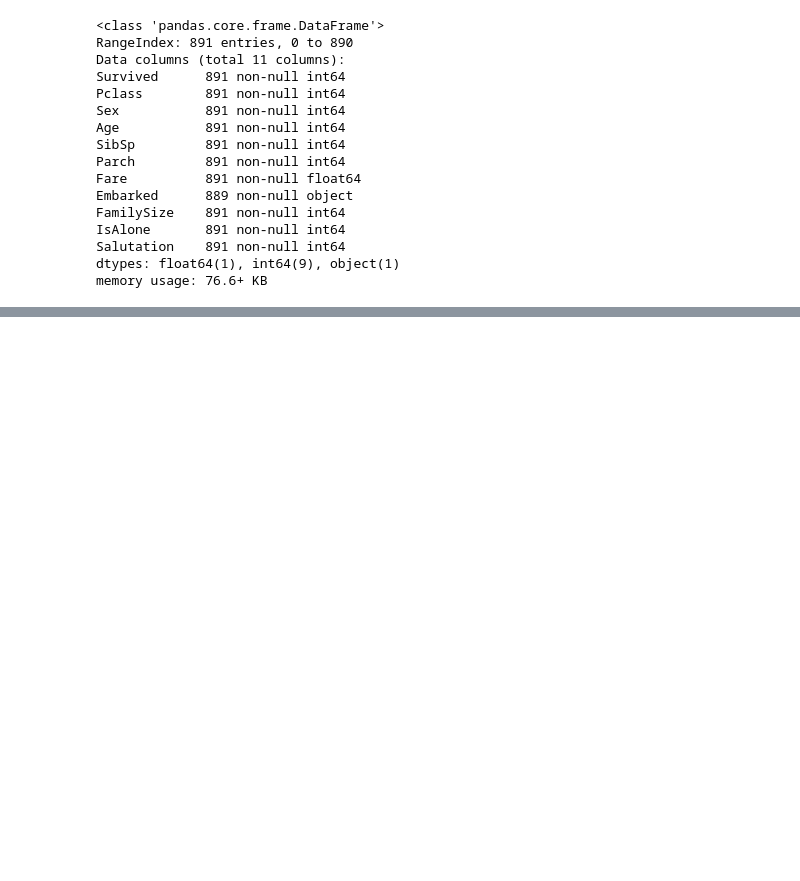
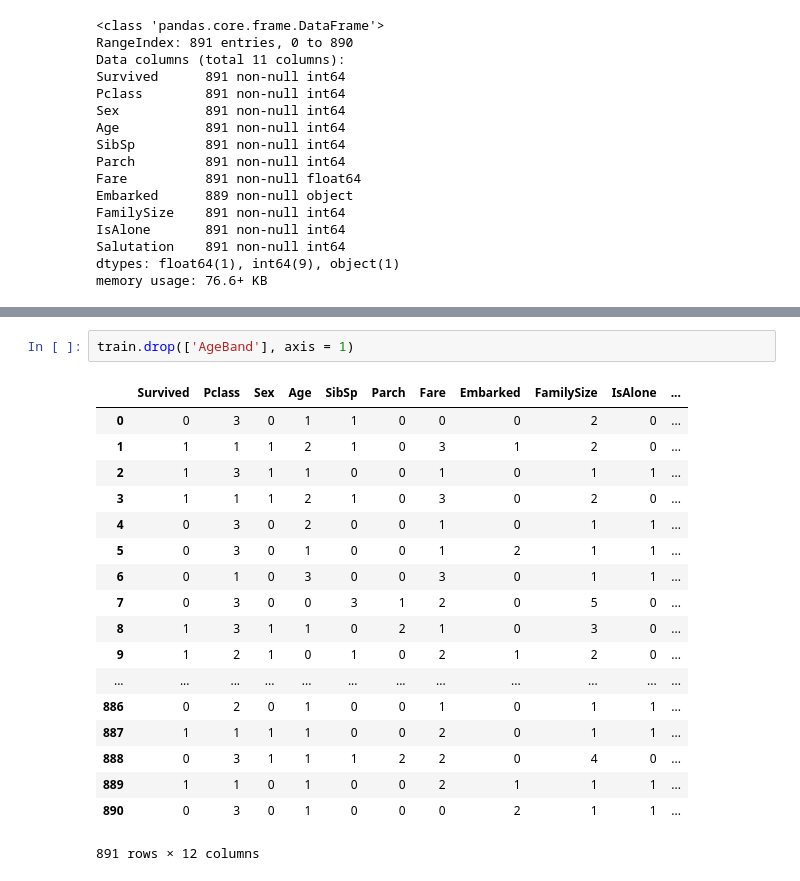
Before and after one commit to astrod/tensorflow-for-all, a Jupyter notebook: Titanic/Titanic.ipynb, the cells around one changed output, grey strips where cells are left out. Cells and saved outputs as stored; diff of their text form; blank space fills up the shorter version.

```diff
--- a/Titanic/Titanic.ipynb
+++ b/Titanic/Titanic.ipynb
@@ -362,0 +535,21 @@ memory usage: 76.6+ KB
+# %%
+train.drop(['AgeBand'], axis = 1)
+# %% [output]
+|  | Survived | Pclass | Sex | Age | SibSp | Parch | Fare | Embarked | FamilySize | IsAlone | ... |
+| 0 | 0 | 3 | 0 | 1 | 1 | 0 | 0 | 0 | 2 | 0 | ... |
+| 1 | 1 | 1 | 1 | 2 | 1 | 0 | 3 | 1 | 2 | 0 | ... |
+| 2 | 1 | 3 | 1 | 1 | 0 | 0 | 1 | 0 | 1 | 1 | ... |
+| 3 | 1 | 1 | 1 | 2 | 1 | 0 | 3 | 0 | 2 | 0 | ... |
+| 4 | 0 | 3 | 0 | 2 | 0 | 0 | 1 | 0 | 1 | 1 | ... |
+| 5 | 0 | 3 | 0 | 1 | 0 | 0 | 1 | 2 | 1 | 1 | ... |
+| 6 | 0 | 1 | 0 | 3 | 0 | 0 | 3 | 0 | 1 | 1 | ... |
+| 7 | 0 | 3 | 0 | 0 | 3 | 1 | 2 | 0 | 5 | 0 | ... |
+| 8 | 1 | 3 | 1 | 1 | 0 | 2 | 1 | 0 | 3 | 0 | ... |
+| 9 | 1 | 2 | 1 | 0 | 1 | 0 | 2 | 1 | 2 | 0 | ... |
+| ... | ... | ... | ... | ... | ... | ... | ... | ... | ... | ... | ... |
+| 886 | 0 | 2 | 0 | 1 | 0 | 0 | 1 | 0 | 1 | 1 | ... |
+| 887 | 1 | 1 | 1 | 1 | 0 | 0 | 2 | 0 | 1 | 1 | ... |
+| 888 | 0 | 3 | 1 | 1 | 1 | 2 | 2 | 0 | 4 | 0 | ... |
+| 889 | 1 | 1 | 0 | 1 | 0 | 0 | 2 | 1 | 1 | 1 | ... |
+| 890 | 0 | 3 | 0 | 1 | 0 | 0 | 0 | 2 | 1 | 1 | ... |
+891 rows × 12 columns
```
Also changed, not shown: parts of 25 cells of this notebook, 1 other file.
